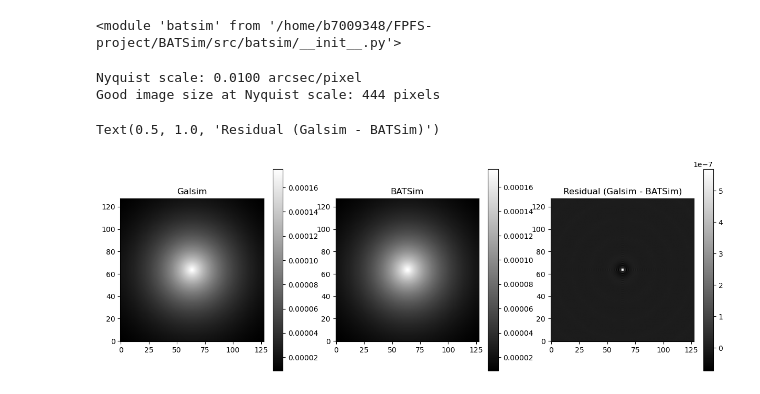
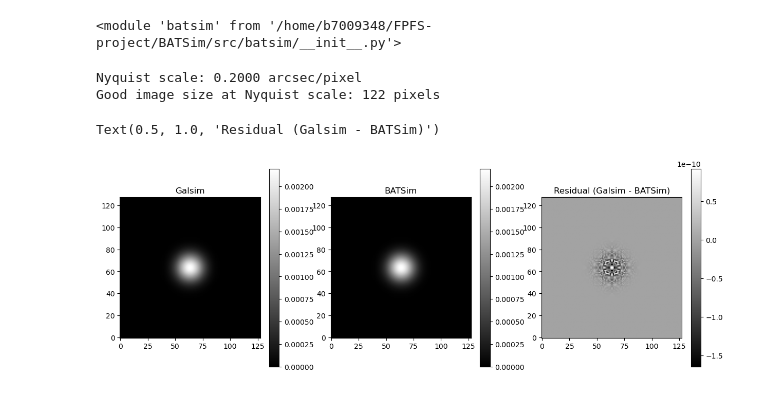
Before and after one commit to CMacM/BATSim, a Jupyter notebook: notebooks/dev/test_render_size.ipynb, the cells around one changed output. Drawn from its saved outputs; the diff is of its cells as text; code cells hidden in the pictures.

```diff
--- a/notebooks/dev/test_render_size.ipynb
+++ b/notebooks/dev/test_render_size.ipynb
@@ -17,43 +17,43 @@ reload(batsim)
 # %% [output]
 <module 'batsim' from '/home/b7009348/FPFS-project/BATSim/src/batsim/__init__.py'>
 # %%
-gal = galsim.Sersic(n=1, half_light_radius=0.5, flux=1)
+gal = galsim.Sersic(n=0.5, half_light_radius=2, flux=1)
 psf = galsim.Moffat(beta=3.5, fwhm=0.7)
 
-nyq = 0.01
+nyq = 0.2
 npix = gal.getGoodImageSize(nyq)
 print(f"Nyquist scale: {nyq:.4f} arcsec/pixel")
 print(f"Good image size at Nyquist scale: {npix} pixels")
 
 conv_gal = galsim.Convolve([gal, psf])
 
-galsim_im = gal.drawImage(nx=128, ny=128, scale=nyq, method="auto")
+galsim_im = gal.drawImage(nx=128, ny=128, scale=nyq, method="no_pixel")
 
 # Use BATSim to draw the same galaxy
 bat_im = batsim.simulate_galaxy(
     ngrid=128,
     gal_obj=gal,
     psf_obj=None,
     pix_scale=nyq,
-    draw_method="auto"
+    draw_method="no_pixel"
 )
 
 residual = galsim_im.array - bat_im
 plt.subplots(1, 3, figsize=(15, 5))
 plt.subplot(1, 3, 1)
 plt.imshow(galsim_im.array, origin='lower', cmap='gray')
 plt.colorbar()
 plt.title("Galsim")
 plt.subplot(1, 3, 2)
 plt.imshow(bat_im, origin='lower', cmap='gray')
 plt.colorbar()
 plt.title("BATSim")
 plt.subplot(1, 3, 3)
 plt.imshow(residual, origin='lower', cmap='gray')
 plt.colorbar()
 plt.title("Residual (Galsim - BATSim)")
 # %% [output]
-Nyquist scale: 0.0100 arcsec/pixel
-Good image size at Nyquist scale: 444 pixels
+Nyquist scale: 0.2000 arcsec/pixel
+Good image size at Nyquist scale: 122 pixels
 Text(0.5, 1.0, 'Residual (Galsim - BATSim)')
-[figure, old version]
+[figure, new version]
```
Also changed, not shown: parts of 13 cells of this notebook, 6 other files.
